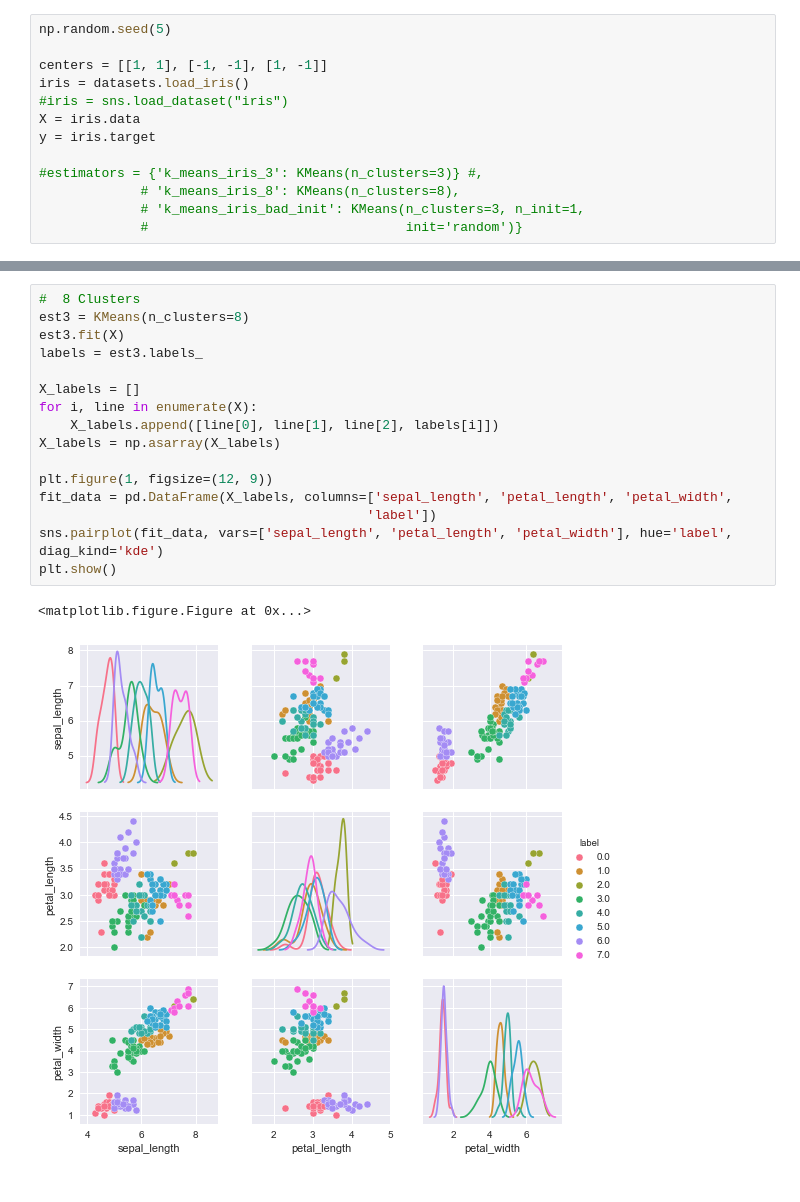
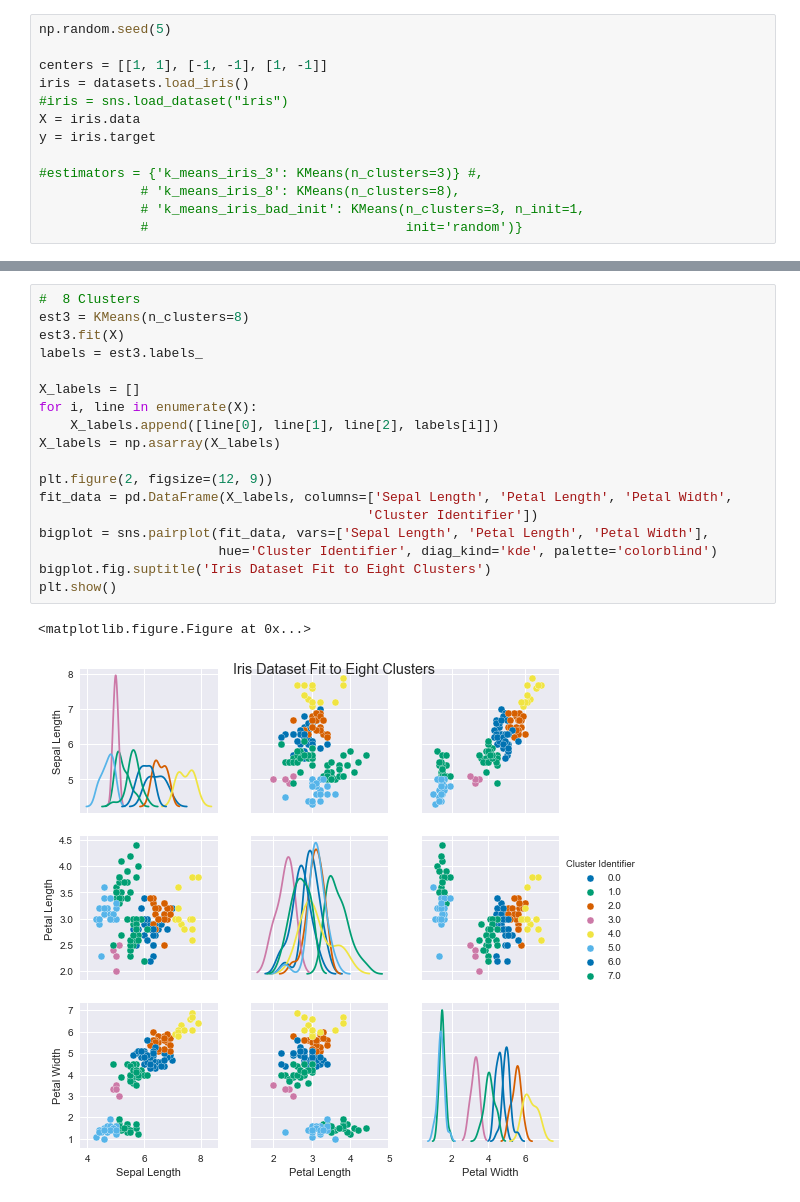
Before and after one commit to eachase/Iris_Pairplot, a Jupyter notebook: Project_Iris.ipynb, the cells around one changed output, grey strips where cells are left out. Cells and saved outputs as stored; diff of their text form.

Commit message:
Cleaner titles; changed to colorblind friendly palette

```diff
--- a/Project_Iris.ipynb
+++ b/Project_Iris.ipynb
@@ -69,22 +71,24 @@ plt.show()
 # %%
 #  8 Clusters
 est3 = KMeans(n_clusters=8)
 est3.fit(X)
 labels = est3.labels_
 
 X_labels = []
 for i, line in enumerate(X):
     X_labels.append([line[0], line[1], line[2], labels[i]])
 X_labels = np.asarray(X_labels)
 
-plt.figure(1, figsize=(12, 9))
-fit_data = pd.DataFrame(X_labels, columns=['sepal_length', 'petal_length', 'petal_width',
-                                          'label'])
-sns.pairplot(fit_data, vars=['sepal_length', 'petal_length', 'petal_width'], hue='label', diag_kind='kde')
+plt.figure(2, figsize=(12, 9))
+fit_data = pd.DataFrame(X_labels, columns=['Sepal Length', 'Petal Length', 'Petal Width',
+                                          'Cluster Identifier'])
+bigplot = sns.pairplot(fit_data, vars=['Sepal Length', 'Petal Length', 'Petal Width'],
+                       hue='Cluster Identifier', diag_kind='kde', palette='colorblind')
+bigplot.fig.suptitle('Iris Dataset Fit to Eight Clusters')
 plt.show()
 # %% [output]
 <matplotlib.figure.Figure at 0x...>
-[figure, old version]
+[figure, new version]
 # %%
 # 3 Clusters with "bad init"
 est3 = KMeans(n_clusters=3, n_init=1, init='random')
```
Also changed, not shown: parts of 3 cells of this notebook.
